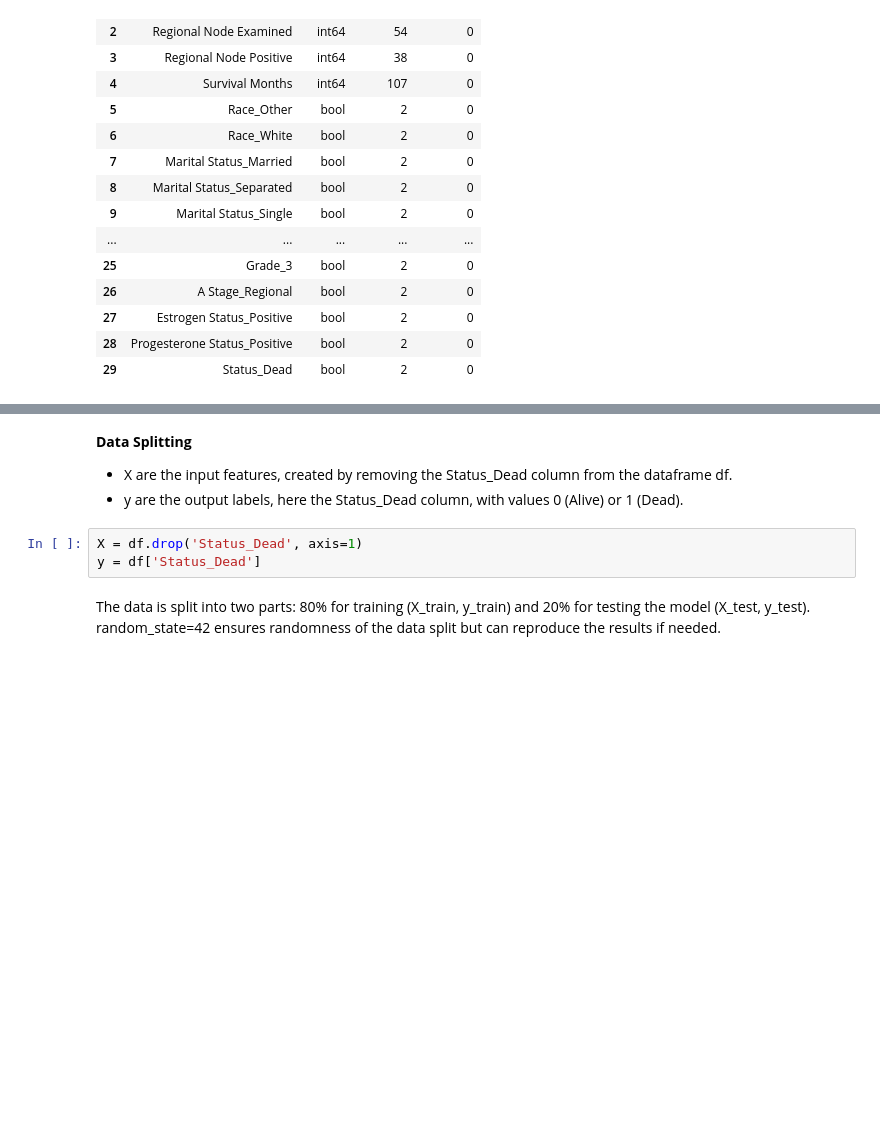
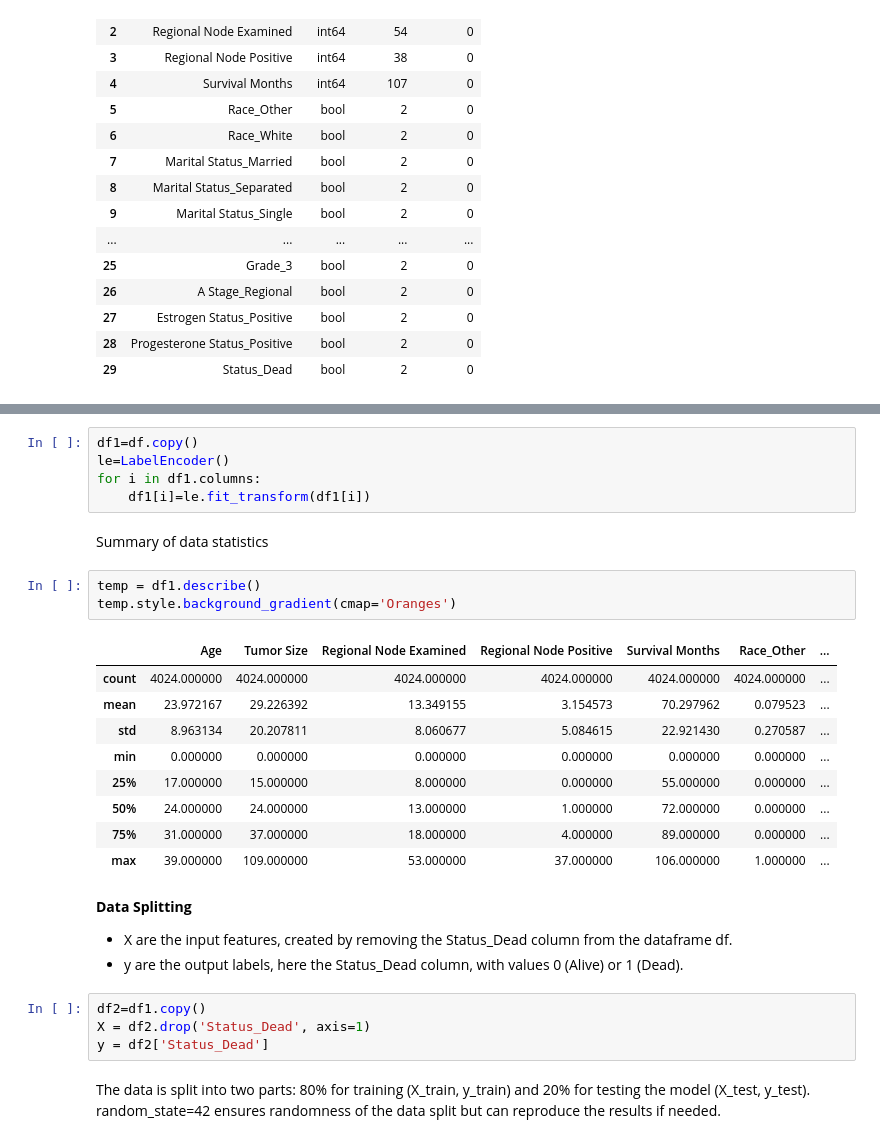
Before and after one commit to DRobbie39/MachineLearning_FinalExam, a Jupyter notebook: DecisionTree.ipynb, the cells around one changed output, grey strips where cells are left out. Cells and saved outputs as stored; diff of their text form; blank space fills up the shorter version.

```diff
--- a/DecisionTree.ipynb
+++ b/DecisionTree.ipynb
@@ -92,3 +95,23 @@ check(df)
+# %%
+df1=df.copy()
+le=LabelEncoder()
+for i in df1.columns:
+    df1[i]=le.fit_transform(df1[i])
+# %% [markdown]
+Summary of data statistics
+# %%
+temp = df1.describe()
+temp.style.background_gradient(cmap='Oranges')
+# %% [output]
+|  | Age | Tumor Size | Regional Node Examined | Regional Node Positive | Survival Months | Race_Other | ... |
+| count | 4024.000000 | 4024.000000 | 4024.000000 | 4024.000000 | 4024.000000 | 4024.000000 | ... |
+| mean | 23.972167 | 29.226392 | 13.349155 | 3.154573 | 70.297962 | 0.079523 | ... |
+| std | 8.963134 | 20.207811 | 8.060677 | 5.084615 | 22.921430 | 0.270587 | ... |
+| min | 0.000000 | 0.000000 | 0.000000 | 0.000000 | 0.000000 | 0.000000 | ... |
+| 25% | 17.000000 | 15.000000 | 8.000000 | 0.000000 | 55.000000 | 0.000000 | ... |
+| 50% | 24.000000 | 24.000000 | 13.000000 | 1.000000 | 72.000000 | 0.000000 | ... |
+| 75% | 31.000000 | 37.000000 | 18.000000 | 4.000000 | 89.000000 | 0.000000 | ... |
+| max | 39.000000 | 109.000000 | 53.000000 | 37.000000 | 106.000000 | 1.000000 | ... |
 # %% [markdown]
 **Data Splitting**
 
@@ -97,6 +120,7 @@ check(df)
 # %%
-X = df.drop('Status_Dead', axis=1)
-y = df['Status_Dead']
+df2=df1.copy()
+X = df2.drop('Status_Dead', axis=1)
+y = df2['Status_Dead']
 # %% [markdown]
 The data is split into two parts: 80% for training (X_train, y_train) and 20% for testing the model (X_test, y_test). random_state=42 ensures randomness of the data split but can reproduce the results if needed.
 # %%
```
Also changed, not shown: parts of 3 cells of this notebook, 1 other file.
